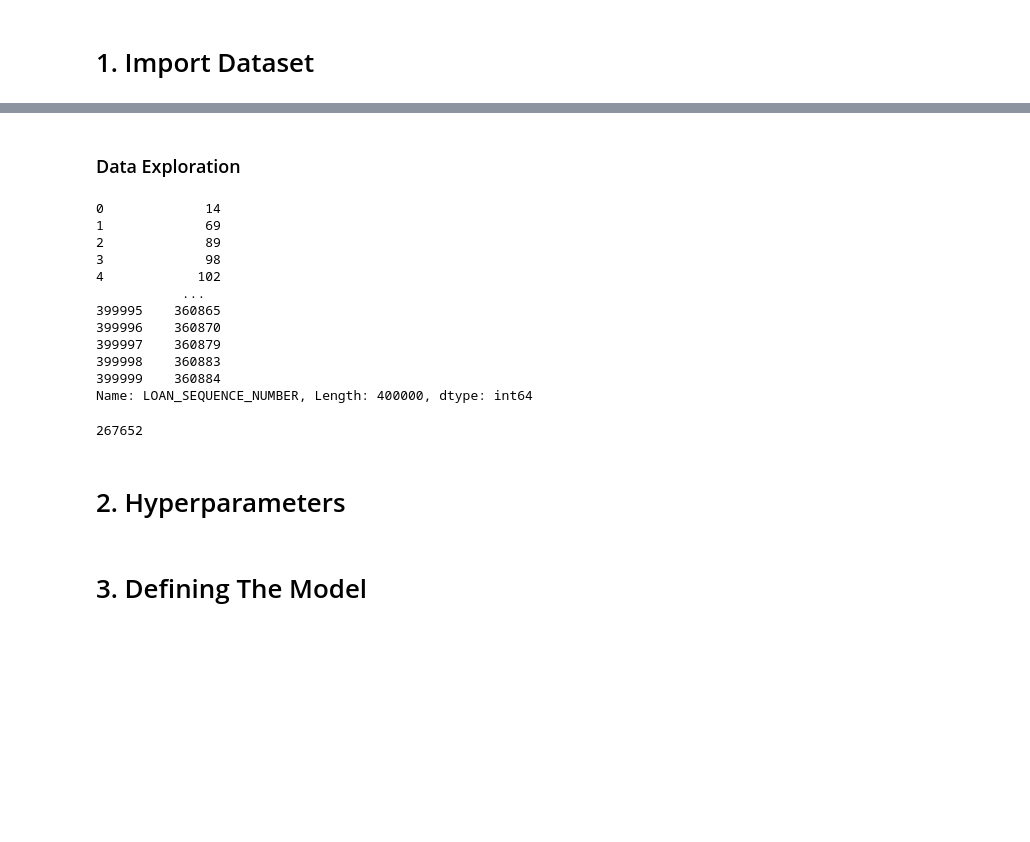
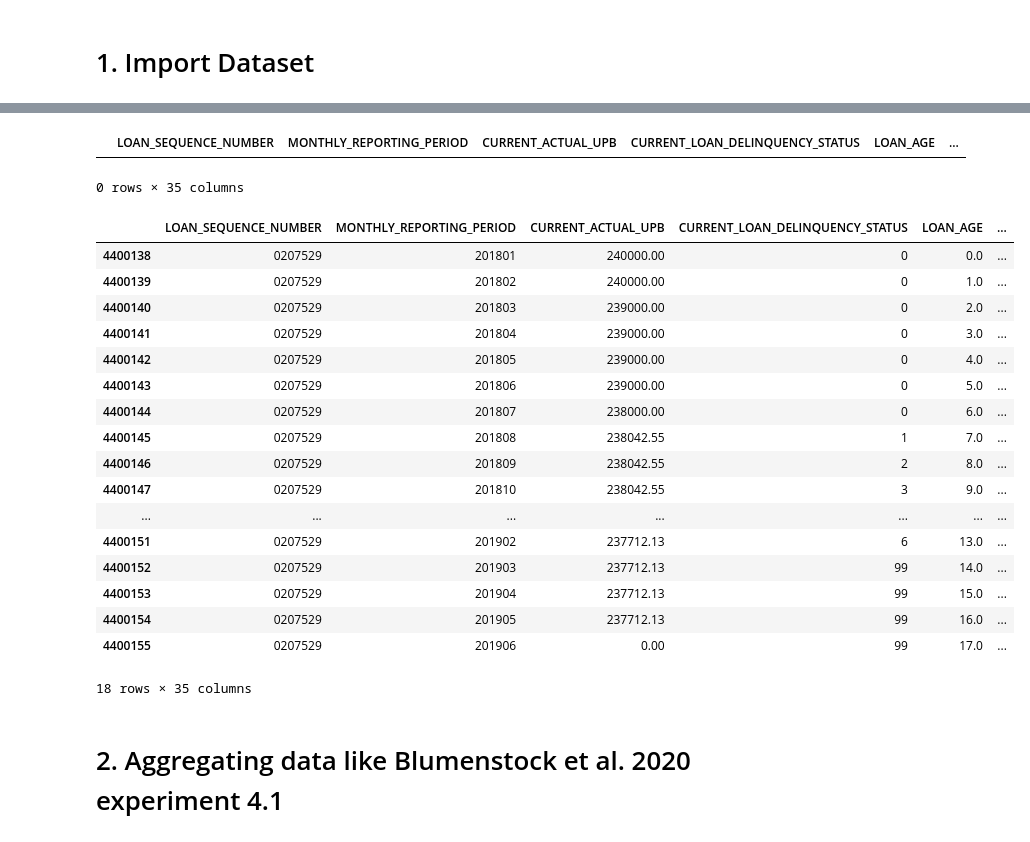
Before and after one commit to madkerpe/freddie-mac-single-family-loan-level-dataset, a Jupyter notebook: main_FREDDIEMAC.ipynb, the cells around one changed output, grey strips where cells are left out. Cells and saved outputs as stored; diff of their text form; code cells hidden in the pictures; blank space fills up the shorter version.

```diff
--- a/main_FREDDIEMAC.ipynb
+++ b/main_FREDDIEMAC.ipynb
@@ -86,25 +131,28 @@ array(['0', '1', '2', '3', '4', '5', '6', '7', 'RA', '8', '9', '10', 0, 1,
-# %% [markdown]
-### Data Exploration
-# %%
-df_orig['LOAN_SEQUENCE_NUMBER']
-# %% [output]
-0             14
-1             69
-2             89
-3             98
-4            102
-           ...
-399995    360865
-399996    360870
-399997    360879
-399998    360883
-399999    360884
-Name: LOAN_SEQUENCE_NUMBER, Length: 400000, dtype: int64
-# %%
-df_orig['LOAN_SEQUENCE_NUMBER'].nunique()
-# %% [output]
-267652
-# %% [markdown]
-# 2. Hyperparameters
-# %% [markdown]
-# 3. Defining The Model
+# %%
+df_perf.loc[df_perf['CURRENT_LOAN_DELINQUENCY_STATUS'] == "RA"]
+# %% [output]
+|  | LOAN_SEQUENCE_NUMBER | MONTHLY_REPORTING_PERIOD | CURRENT_ACTUAL_UPB | CURRENT_LOAN_DELINQUENCY_STATUS | LOAN_AGE | ... |
+0 rows × 35 columns
+# %%
+df_perf.loc[df_perf['LOAN_SEQUENCE_NUMBER'] == "0207529"]
+# %% [output]
+|  | LOAN_SEQUENCE_NUMBER | MONTHLY_REPORTING_PERIOD | CURRENT_ACTUAL_UPB | CURRENT_LOAN_DELINQUENCY_STATUS | LOAN_AGE | ... |
+| 4400138 | 0207529 | 201801 | 240000.00 | 0 | 0.0 | ... |
+| 4400139 | 0207529 | 201802 | 240000.00 | 0 | 1.0 | ... |
+| 4400140 | 0207529 | 201803 | 239000.00 | 0 | 2.0 | ... |
+| 4400141 | 0207529 | 201804 | 239000.00 | 0 | 3.0 | ... |
+| 4400142 | 0207529 | 201805 | 239000.00 | 0 | 4.0 | ... |
+| 4400143 | 0207529 | 201806 | 239000.00 | 0 | 5.0 | ... |
+| 4400144 | 0207529 | 201807 | 238000.00 | 0 | 6.0 | ... |
+| 4400145 | 0207529 | 201808 | 238042.55 | 1 | 7.0 | ... |
+| 4400146 | 0207529 | 201809 | 238042.55 | 2 | 8.0 | ... |
+| 4400147 | 0207529 | 201810 | 238042.55 | 3 | 9.0 | ... |
+| ... | ... | ... | ... | ... | ... | ... |
+| 4400151 | 0207529 | 201902 | 237712.13 | 6 | 13.0 | ... |
+| 4400152 | 0207529 | 201903 | 237712.13 | 99 | 14.0 | ... |
+| 4400153 | 0207529 | 201904 | 237712.13 | 99 | 15.0 | ... |
+| 4400154 | 0207529 | 201905 | 237712.13 | 99 | 16.0 | ... |
+| 4400155 | 0207529 | 201906 | 0.00 | 99 | 17.0 | ... |
+18 rows × 35 columns
+# %% [markdown]
+# 2. Aggregating data like Blumenstock et al. 2020 experiment 4.1
```
Also changed, not shown: parts of 17 cells of this notebook, 2 other files.
